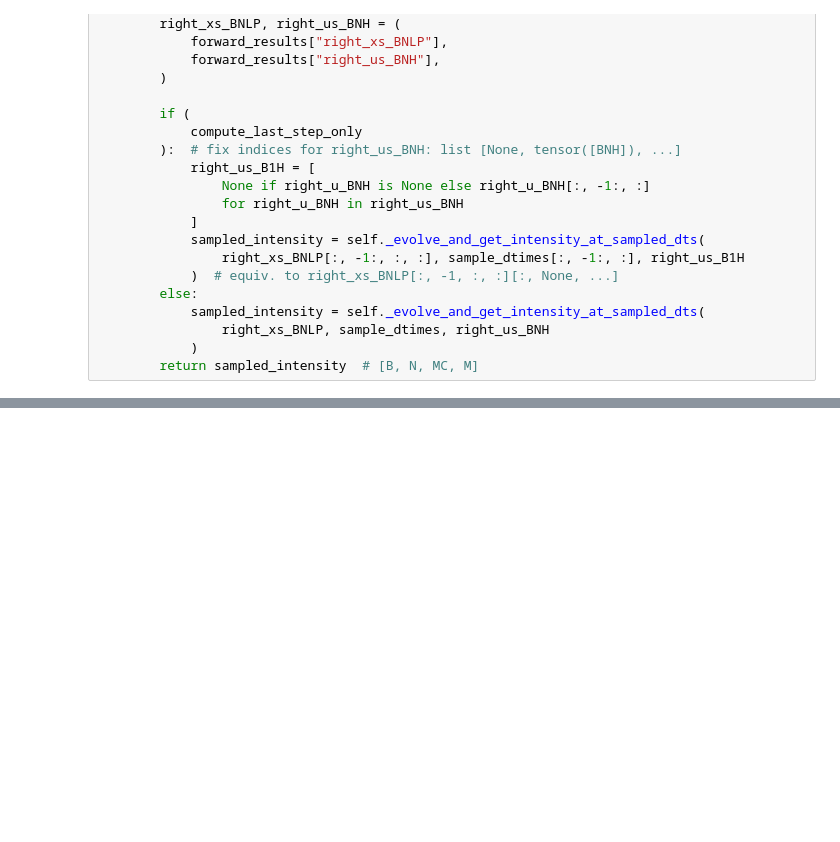
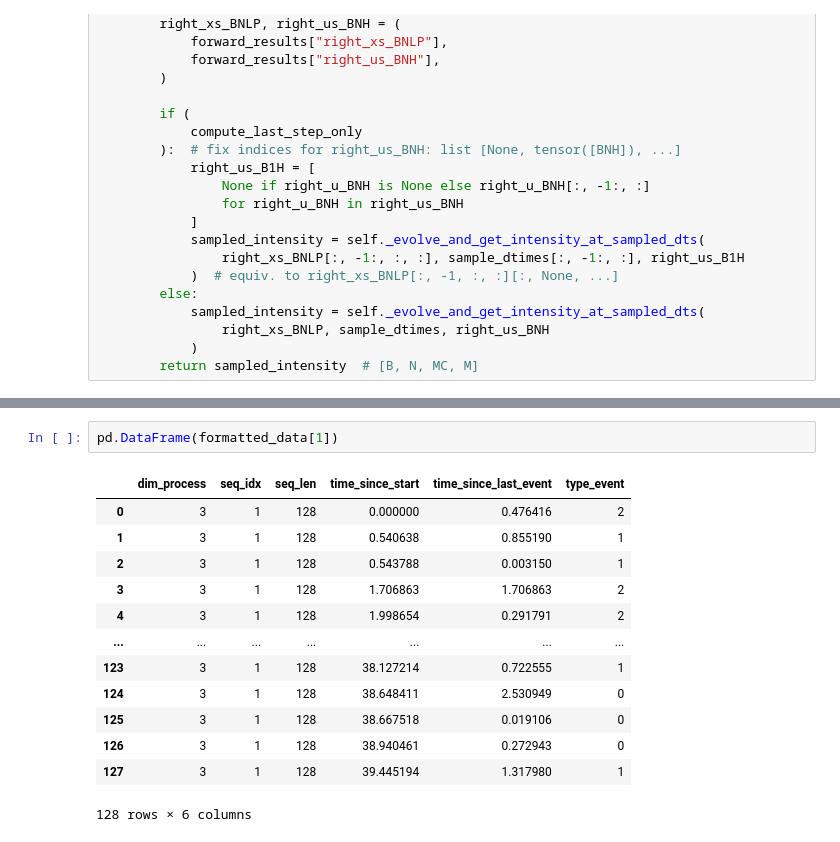
Before and after one commit to fmsiddi/S2P2, a Jupyter notebook: S2P2.ipynb, the cells around one changed output, grey strips where cells are left out. Saved outputs shown, nothing was run; the diff lists cells and outputs as text; blank space fills up the shorter version.

```diff
--- a/S2P2.ipynb
+++ b/S2P2.ipynb
@@ -1215,0 +1420,16 @@ True
+# %%
+pd.DataFrame(formatted_data[1])
+# %% [output]
+|  | dim_process | seq_idx | seq_len | time_since_start | time_since_last_event | type_event |
+| 0 | 3 | 1 | 128 | 0.000000 | 0.476416 | 2 |
+| 1 | 3 | 1 | 128 | 0.540638 | 0.855190 | 1 |
+| 2 | 3 | 1 | 128 | 0.543788 | 0.003150 | 1 |
+| 3 | 3 | 1 | 128 | 1.706863 | 1.706863 | 2 |
+| 4 | 3 | 1 | 128 | 1.998654 | 0.291791 | 2 |
+| ... | ... | ... | ... | ... | ... | ... |
+| 123 | 3 | 1 | 128 | 38.127214 | 0.722555 | 1 |
+| 124 | 3 | 1 | 128 | 38.648411 | 2.530949 | 0 |
+| 125 | 3 | 1 | 128 | 38.667518 | 0.019106 | 0 |
+| 126 | 3 | 1 | 128 | 38.940461 | 0.272943 | 0 |
+| 127 | 3 | 1 | 128 | 39.445194 | 1.317980 | 1 |
+128 rows × 6 columns
```
Also changed, not shown: parts of 12 cells of this notebook.
